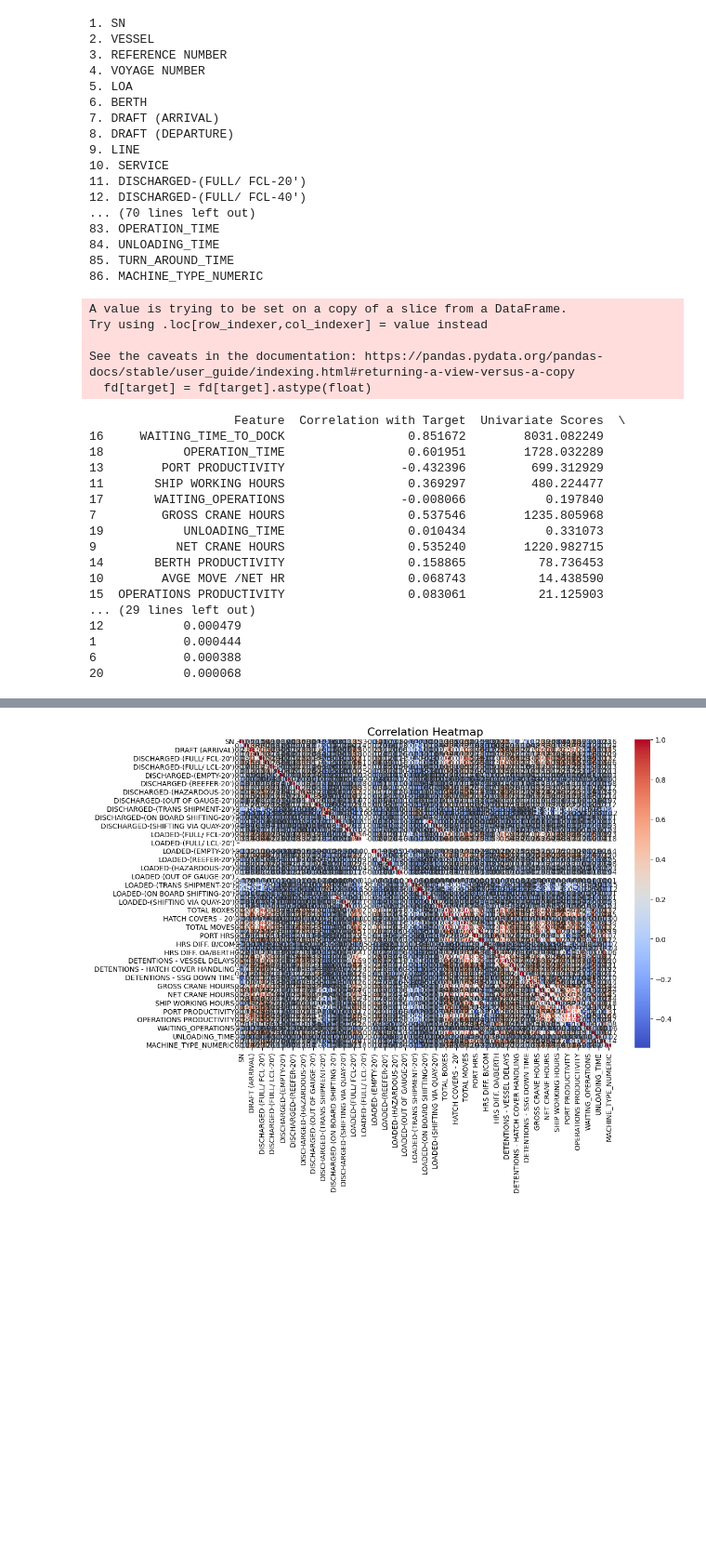
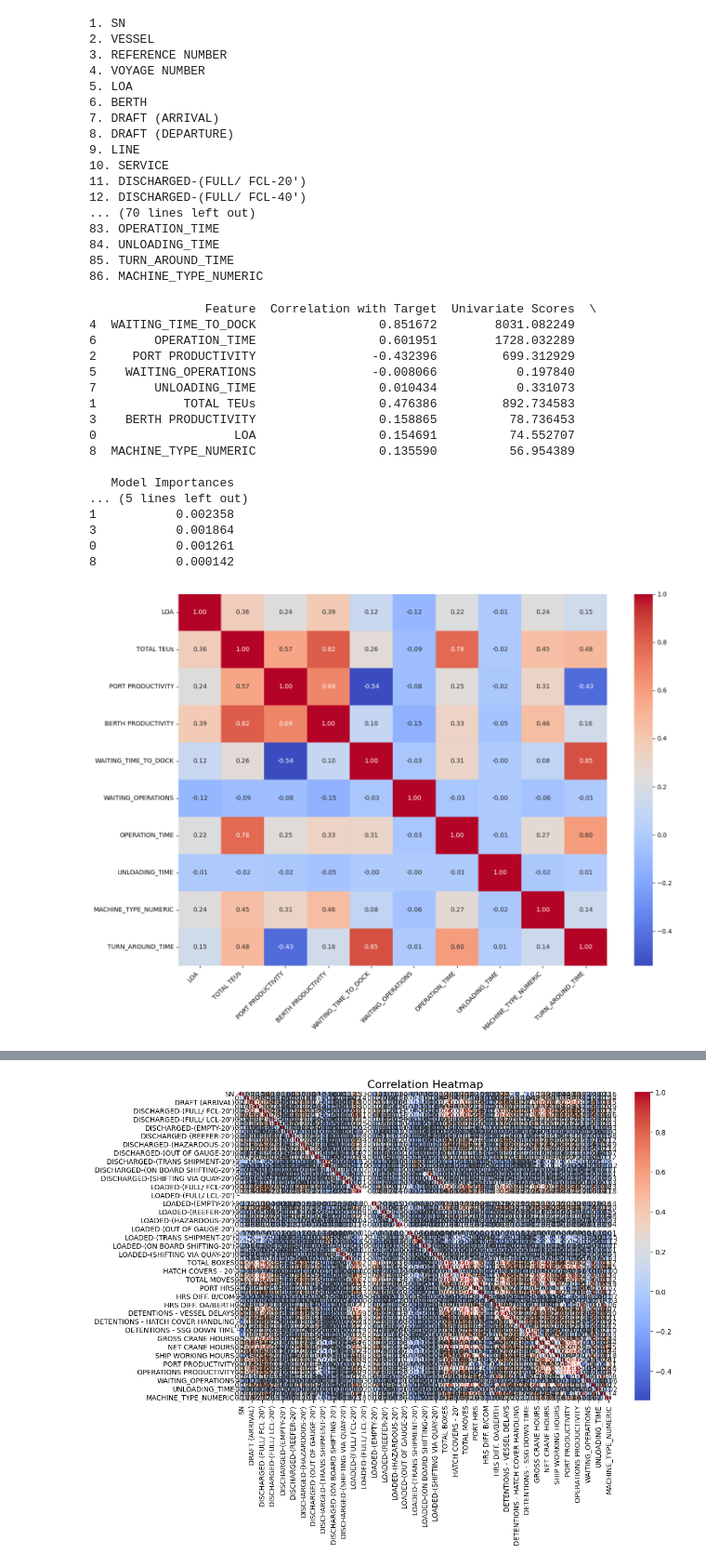
Before and after one commit to Athman-Athman/RESEARCH, a Jupyter notebook: RESEARCH_DATA_ANALYSIS_VTT_NOV_24.ipynb, the cells around one changed output, grey strips where cells are left out. Shown at 93% size. Cells and saved outputs as stored; diff of their text form; code cells hidden in the pictures; blank space fills up the shorter version.

```diff
--- a/RESEARCH_DATA_ANALYSIS_VTT_NOV_24.ipynb
+++ b/RESEARCH_DATA_ANALYSIS_VTT_NOV_24.ipynb
@@ -646,12 +646,9 @@ from sklearn.preprocessing import LabelEncoder
 # Define target and candidate features
 target = 'TURN_AROUND_TIME'
 candidate_features = [
-    'LOA','DRAFT (ARRIVAL)','DRAFT (DEPARTURE)','TOTAL BOXES','TOTAL TEUs',
-    'TOTAL TEUs','TOTAL MOVES','GROSS CRANE HOURS','AVGE MOVE /GROSS HR',
-    'NET CRANE HOURS','AVGE MOVE /NET HR','SHIP WORKING HOURS',
-    'AVGE MOVE /SW HR','PORT PRODUCTIVITY','BERTH PRODUCTIVITY',
-    'OPERATIONS PRODUCTIVITY','WAITING_TIME_TO_DOCK','WAITING_OPERATIONS',
-    'OPERATION_TIME','UNLOADING_TIME','MACHINE_TYPE_NUMERIC'
+    'LOA','TOTAL TEUs','PORT PRODUCTIVITY','BERTH PRODUCTIVITY',
+    'WAITING_TIME_TO_DOCK','WAITING_OPERATIONS','OPERATION_TIME',
+    'UNLOADING_TIME','MACHINE_TYPE_NUMERIC'
 ]
 
 # Drop rows with NaN values in target or candidate features
@@ -700,25 +697,39 @@ results_table = results_table.sort_values(by='Model Importances', ascending=Fals
 # Print Results
 print(results_table)
 # %% [output]
-A value is trying to be set on a copy of a slice from a DataFrame.
-Try using .loc[row_indexer,col_indexer] = value instead
+                Feature  Correlation with Target  Univariate Scores  \
+4  WAITING_TIME_TO_DOCK                 0.851672        8031.082249
+6        OPERATION_TIME                 0.601951        1728.032289
+2     PORT PRODUCTIVITY                -0.432396         699.312929
+5    WAITING_OPERATIONS                -0.008066           0.197840
+7        UNLOADING_TIME                 0.010434           0.331073
+1            TOTAL TEUs                 0.476386         892.734583
+3    BERTH PRODUCTIVITY                 0.158865          78.736453
+0                   LOA                 0.154691          74.552707
+8  MACHINE_TYPE_NUMERIC                 0.135590          56.954389
 
-See the caveats in the documentation: https://pandas.pydata.org/pandas-docs/stable/user_guide/indexing.html#returning-a-view-versus-a-copy
-  fd[target] = fd[target].astype(float)
+   Model Importances
+... (5 lines left out)
+1           0.002358
+3           0.001864
+0           0.001261
+8           0.000142
-                    Feature  Correlation with Target  Univariate Scores  \
-16     WAITING_TIME_TO_DOCK                 0.851672        8031.082249
-18           OPERATION_TIME                 0.601951        1728.032289
-13        PORT PRODUCTIVITY                -0.432396         699.312929
-11       SHIP WORKING HOURS                 0.369297         480.224477
-17       WAITING_OPERATIONS                -0.008066           0.197840
-7         GROSS CRANE HOURS                 0.537546        1235.805968
-19           UNLOADING_TIME                 0.010434           0.331073
-9           NET CRANE HOURS                 0.535240        1220.982715
-14       BERTH PRODUCTIVITY                 0.158865          78.736453
-10        AVGE MOVE /NET HR                 0.068743          14.438590
-15  OPERATIONS PRODUCTIVITY                 0.083061          21.125903
-... (29 lines left out)
-12           0.000479
-1            0.000444
-6            0.000388
-20           0.000068
+# %%
+import matplotlib.pyplot as plt
+import seaborn as sns
+
+# Compute correlation matrix for candidate features and the target variable
+correlation_matrix = fd[candidate_features + [target]].corr()
+
+# Plot the heatmap
+plt.figure(figsize=(14, 10))
+sns.heatmap(correlation_matrix, annot=True, fmt=".2f", cmap="coolwarm", cbar=True)
+
+# Add titles and labels
+plt.title("", fontsize=16)
+plt.xticks(rotation=45, ha='right')
+plt.yticks(rotation=0)
+plt.tight_layout()
+plt.show()
+# %% [output]
+[figure, added]
```
Also changed, not shown: parts of 1 cell of this notebook.
